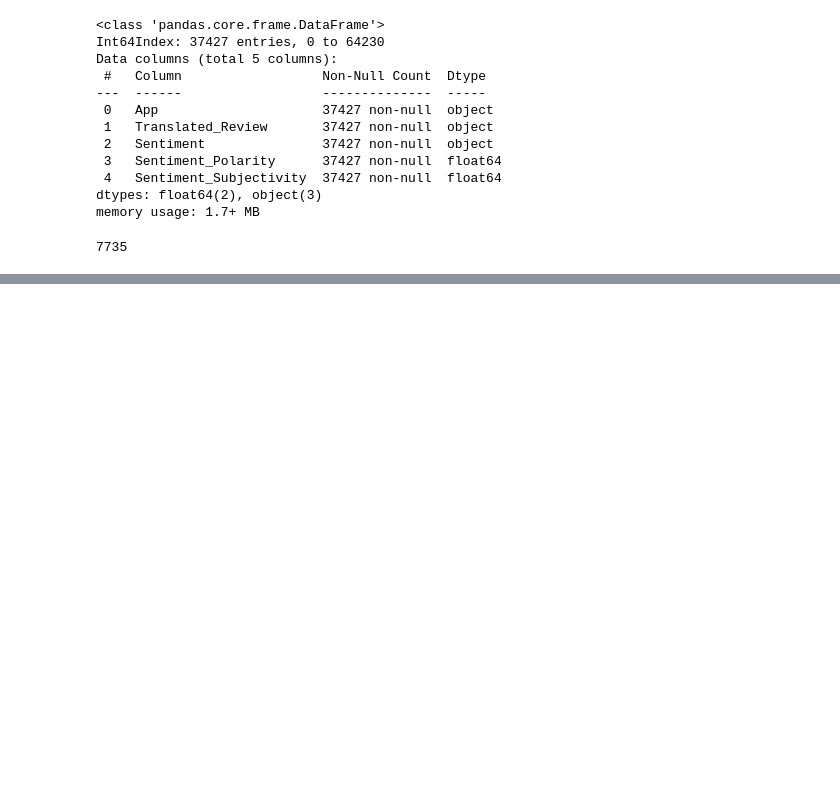
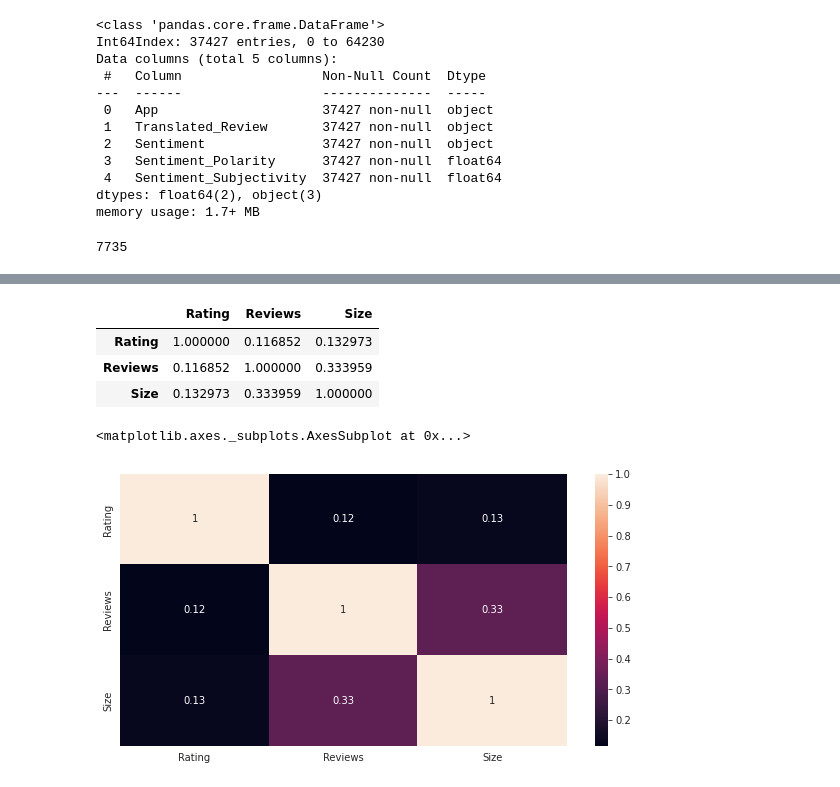
Before and after one commit to itsmimahi/Play-Store-App-Data-Analysis, a Jupyter notebook: My_EDA_.ipynb, the cells around one changed output, grey strips where cells are left out. Cells and saved outputs as stored; diff of their text form; code cells hidden in the pictures; blank space fills up the shorter version.

```diff
--- a/My_EDA_.ipynb
+++ b/My_EDA_.ipynb
@@ -349,5 +349,3 @@ Unrated               2
 Name: Content Rating, dtype: int64
 # %% [markdown]
 ## ` Last updated`
-# %%
-app_df['Last Updated'] = pd.to_datetime(app_df['Last Updated'])
@@ -356,2 +351,0 @@ ParserError: ignored
-# %%
-app_df['updated_year']=app_df['Last Updated'].dt.year
@@ -531,0 +534,2 @@ review_df.duplicated().sum()
+# %%
+combine_df = pd.merge(app_df, review_df, how= 'inner', on='App')
@@ -531,0 +571,17 @@ review_df.duplicated().sum()
+# %%
+df = combine_df[['Installs', 'Rating', 'Reviews','Size']]
+# %%
+df.corr()
+# %% [output]
+|  | Rating | Reviews | Size |
+| Rating | 1.000000 | 0.116852 | 0.132973 |
+| Reviews | 0.116852 | 1.000000 | 0.333959 |
+| Size | 0.132973 | 0.333959 | 1.000000 |
+# %%
+from IPython.core.pylabtools import figsize
+sns.set_style('whitegrid')
+plt.figure(figsize(10,5))
+sns.heatmap(df.corr(), annot=True)
+# %% [output]
+<matplotlib.axes._subplots.AxesSubplot at 0x...>
+[figure, added]
```
Also changed, not shown: parts of 18 cells of this notebook.
